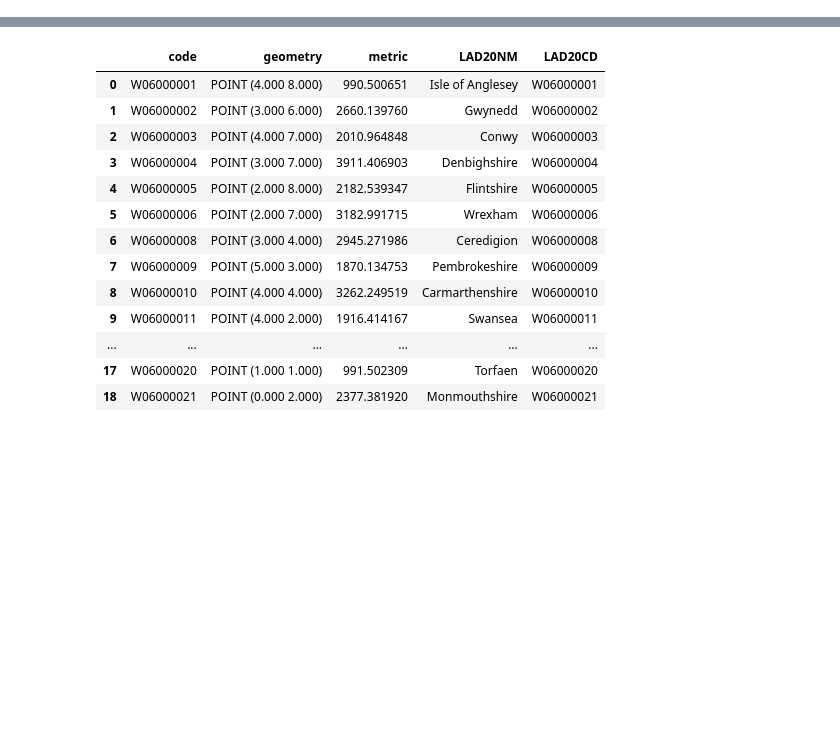
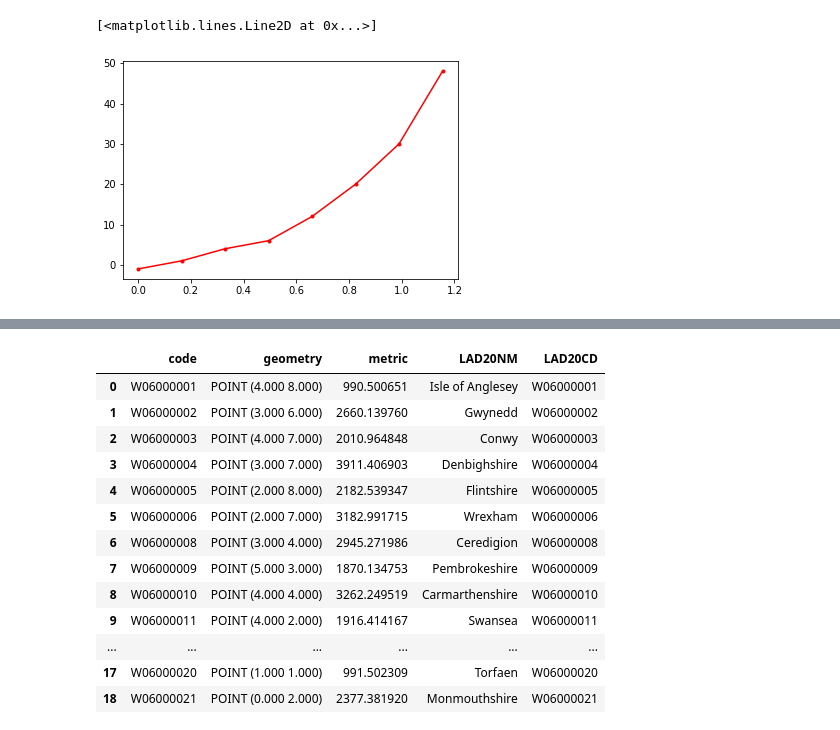
Before and after one commit to tompeterken-os/AutoCartogram, a Jupyter notebook: Playing.ipynb, the cells around one changed output, grey strips where cells are left out. Drawn from its saved outputs; the diff is of its cells as text; code cells hidden in the pictures; blank space fills up the shorter version.

```diff
--- a/Playing.ipynb
+++ b/Playing.ipynb
@@ -90,14 +119,31 @@ distance_ranking
 # %%
 # Create an initial grid
 
-initial_scale_factor = 2
+scale_factor = 0
+sfs = [scale_factor]
+scale_factor_interval = len(geodata)/200
 
+initial_grid_size = -1
+gss = [initial_grid_size]
 full_bounds = geodata.total_bounds
 axis_ratio = (full_bounds[3]-full_bounds[1])/(full_bounds[2]-full_bounds[0])
-initial_y_length = int(np.round(initial_scale_factor*np.sqrt(len(geodata)/axis_ratio), decimals=0))
-initial_x_length = int(np.round(axis_ratio*initial_y_length))
 
-initial_grid = np.meshgrid(range(initial_x_length), range(initial_x_length))
-initial_grid_size = initial_y_length*initial_x_length
+while initial_grid_size < len(geodata):
+
+    scale_factor += scale_factor_interval
+
+    initial_y_length = int(np.round(scale_factor*np.sqrt(len(geodata)/axis_ratio), decimals=0))
+    initial_x_length = int(np.round(axis_ratio*initial_y_length))
+
+    initial_grid = np.meshgrid(range(initial_x_length), range(initial_x_length))
+    initial_grid_size = initial_y_length*initial_x_length
+
+    sfs.append(scale_factor)
+    gss.append(initial_grid_size)
+# %%
+plt.plot(sfs, gss, 'r.-')
+# %% [output]
+[<matplotlib.lines.Line2D at 0x...>]
+[figure, added]
 # %%
 neighbour_distance_factor = 10
```
Also changed, not shown: parts of 11 cells of this notebook.
